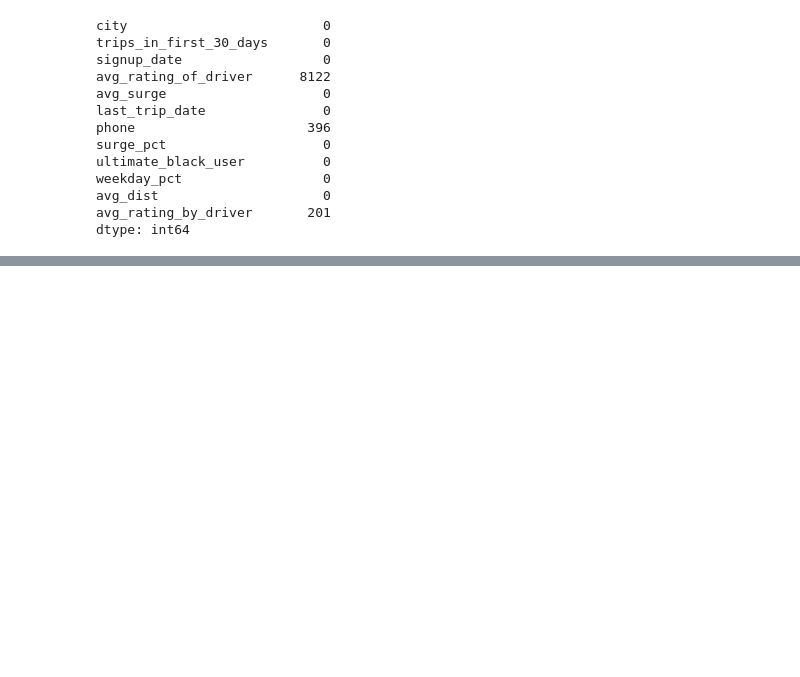
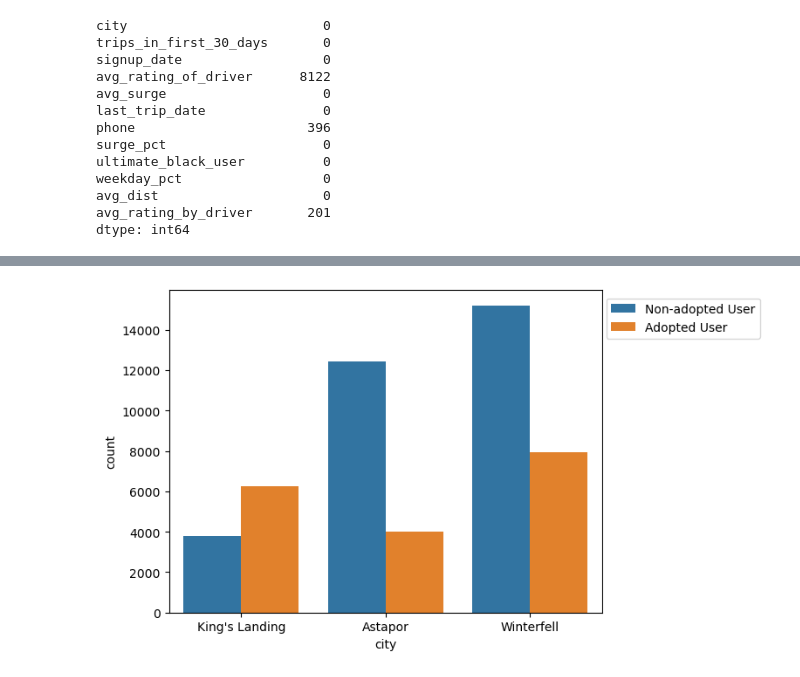
Before and after one commit to coldzonemt/ultimate_challenge, a Jupyter notebook: Ultimate Parts 2 and 3.ipynb, the cells around one changed output, grey strips where cells are left out. Cells and saved outputs as stored; diff of their text form; code cells hidden in the pictures; blank space fills up the shorter version.

```diff
--- a/Ultimate Parts 2 and 3.ipynb
+++ b/Ultimate Parts 2 and 3.ipynb
@@ -63,0 +191,5 @@ dtype: int64
+# %%
+sns.countplot(x="city", hue="adopted_user", data=df)
+plt.legend(labels=["Non-adopted User", "Adopted User"], title="", loc=(1.01, 0.85));
+# %% [output]
+[figure, added]
```
Also changed, not shown: parts of 52 cells of this notebook.
